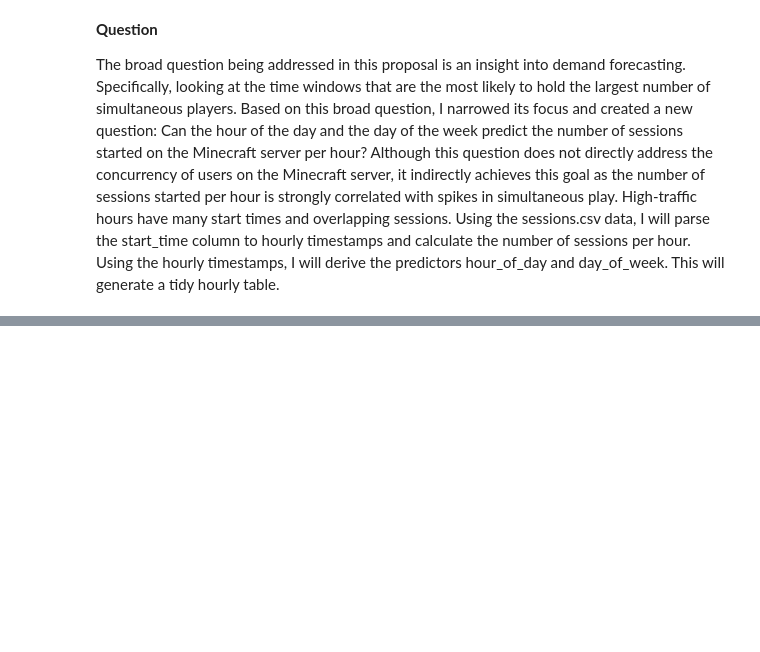
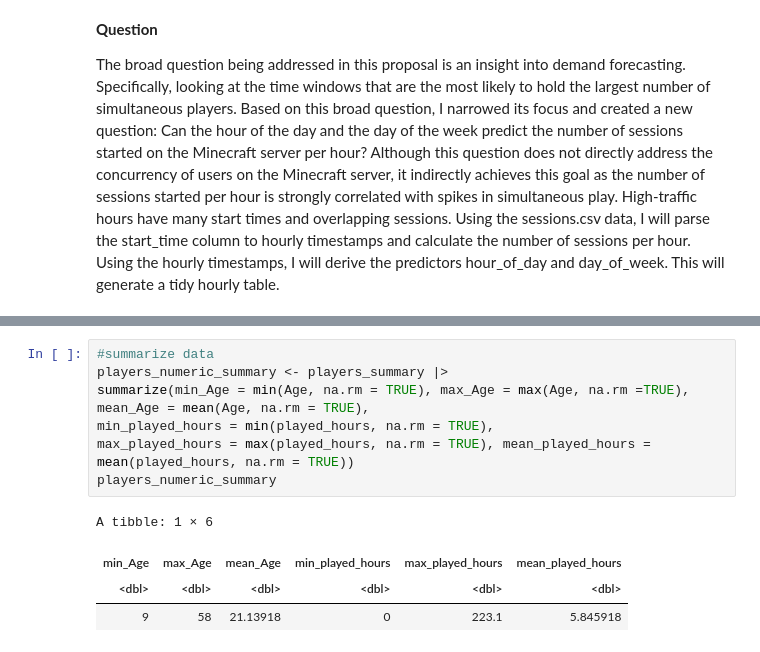
Before and after one commit to kianashahbazi7/DSCI-100-Project, a Jupyter notebook: Project Planning.ipynb, the cells around one changed output, grey strips where cells are left out. Drawn from its saved outputs; the diff is of its cells as text; blank space fills up the shorter version.

```diff
--- a/Project Planning.ipynb
+++ b/Project Planning.ipynb
@@ -55,0 +93,14 @@ The broad question being addressed in this proposal is an insight into demand fo
+# %%
+#summarize data
+players_numeric_summary <- players_summary |>
+summarize(min_Age = min(Age, na.rm = TRUE), max_Age = max(Age, na.rm =TRUE),
+mean_Age = mean(Age, na.rm = TRUE),
+min_played_hours = min(played_hours, na.rm = TRUE),
+max_played_hours = max(played_hours, na.rm = TRUE), mean_played_hours =
+mean(played_hours, na.rm = TRUE))
+players_numeric_summary
+# %% [output]
+A tibble: 1 × 6
+| min_Age | max_Age | mean_Age | min_played_hours | max_played_hours | mean_played_hours |
+| <dbl> | <dbl> | <dbl> | <dbl> | <dbl> | <dbl> |
+| 9 | 58 | 21.13918 | 0 | 223.1 | 5.845918 |
```
Also changed, not shown: parts of 5 cells of this notebook.
